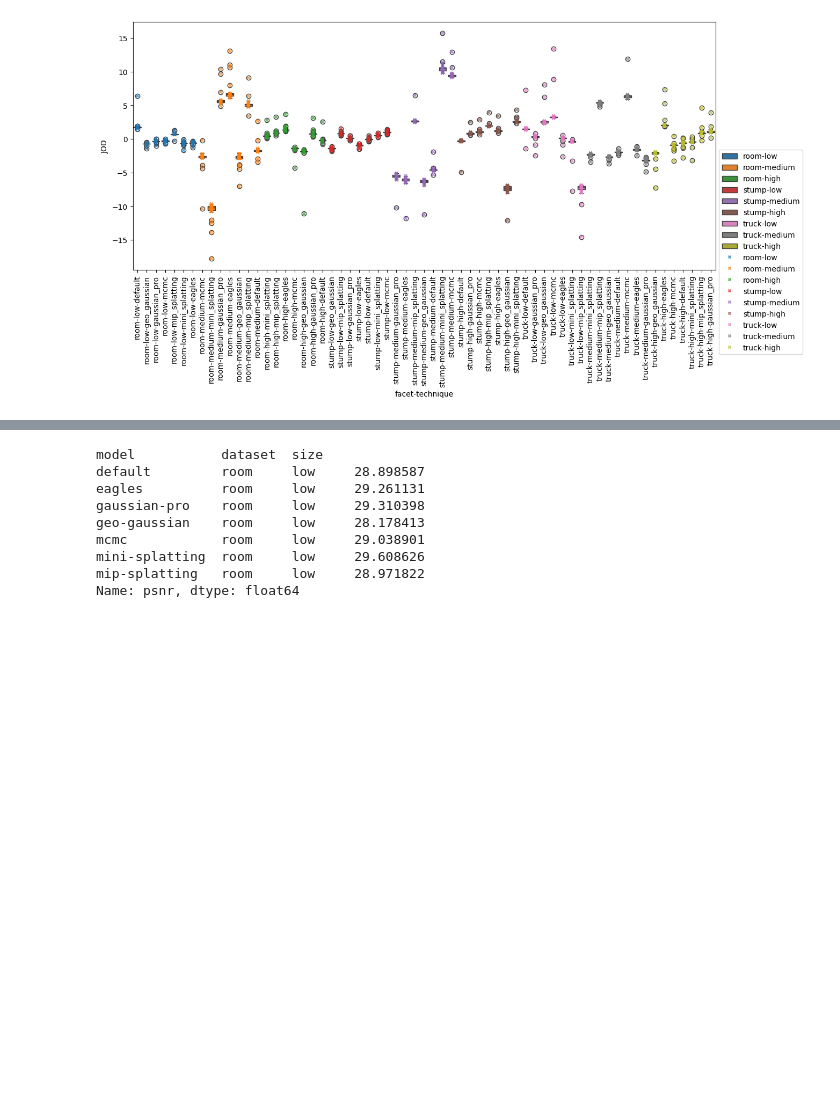
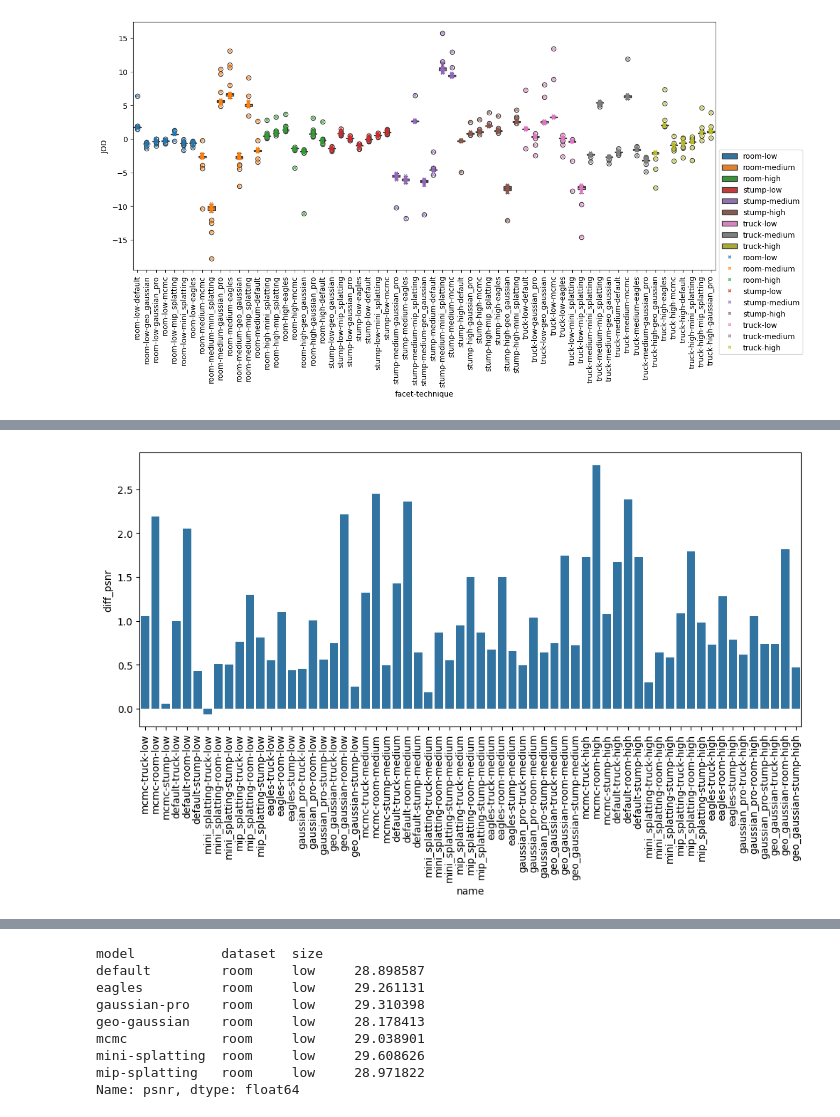
Before and after one commit to PaulErpen/final-data-analysis, a Jupyter notebook: joint-data-analysis.ipynb, the cells around one changed output, grey strips where cells are left out. Saved outputs shown, nothing was run; the diff lists cells and outputs as text; code cells hidden in the pictures; blank space fills up the shorter version.

Commit message:
Add analysis of wandb consistency

```diff
--- a/joint-data-analysis.ipynb
+++ b/joint-data-analysis.ipynb
@@ -895,0 +898,3 @@ plt.show()
+# %%
+df_wand_test = pd.read_parquet("./data/test_statistics.parquet")
+df_wand_test
@@ -895,0 +915,31 @@ plt.show()
+# %%
+def compute_cluster_and_wandb_congruency() -> pd.DataFrame:
+    records = []
+    for size in df_wand_test["size"].unique():
+        for technique in df_wand_test["technique"].unique():
+            for dataset in df_wand_test["dataset_name"].unique():
+                wand_observation = df_wand_test[
+                    (df_wand_test["_step"] == 30000)
+                    & (df_wand_test["dataset_name"] == dataset)
+                    & (df_wand_test["technique"] == technique)
+                    & (df_wand_test["size"] == size)
+                ]
+                assert len(wand_observation) == 1, wand_observation.shape
+                cluster_observation = df_metrics[
+                    (df_metrics["dataset"] == dataset)
+                    & (df_metrics["model"] == technique.replace("_", "-"))
+                    & (df_metrics["size"] == size)
+                ]
+                records.append({
+                    "technique": technique,
+                    "dataset": dataset,
+                    "size": size,
+                    "diff_psnr": wand_observation["test_full/psnr"].iloc[-1] - cluster_observation["psnr"].mean(),
+                    "diff_ssim": wand_observation["test_full/ssim"].iloc[-1] - cluster_observation["ssim"].mean(),
+                    "name": f"{technique}-{dataset}-{size}"
+                })
+
+    return pd.DataFrame.from_records(records)
+# %%
+incongruency = compute_cluster_and_wandb_congruency()
+incongruency
@@ -895,0 +960,7 @@ plt.show()
+# %%
+plt.figure(figsize=(12,5))
+sns.barplot(incongruency, x="name", y="diff_psnr")
+plt.xticks(rotation=90)
+plt.show()
+# %% [output]
+[figure, added]
```
Also changed, not shown: parts of 4 cells of this notebook, 1 other file.
